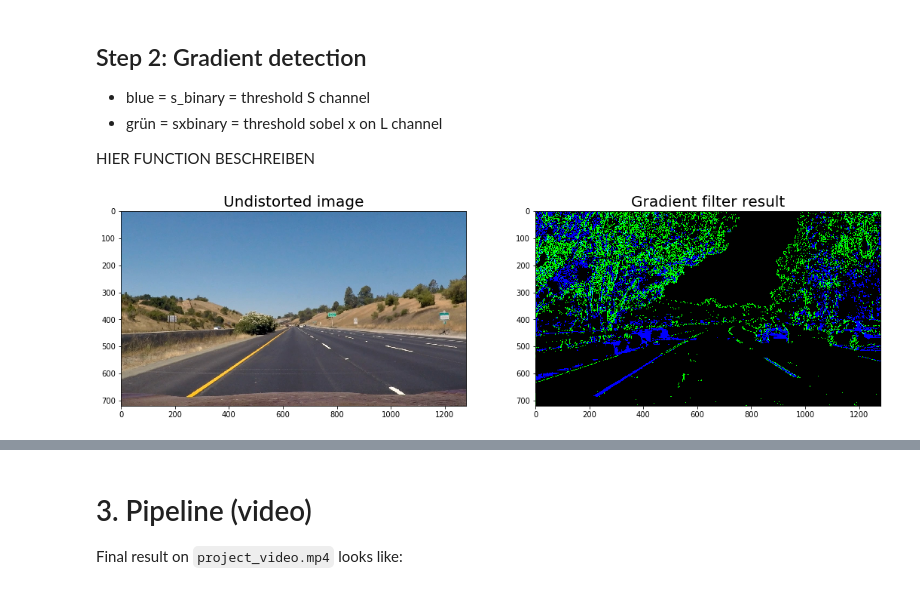
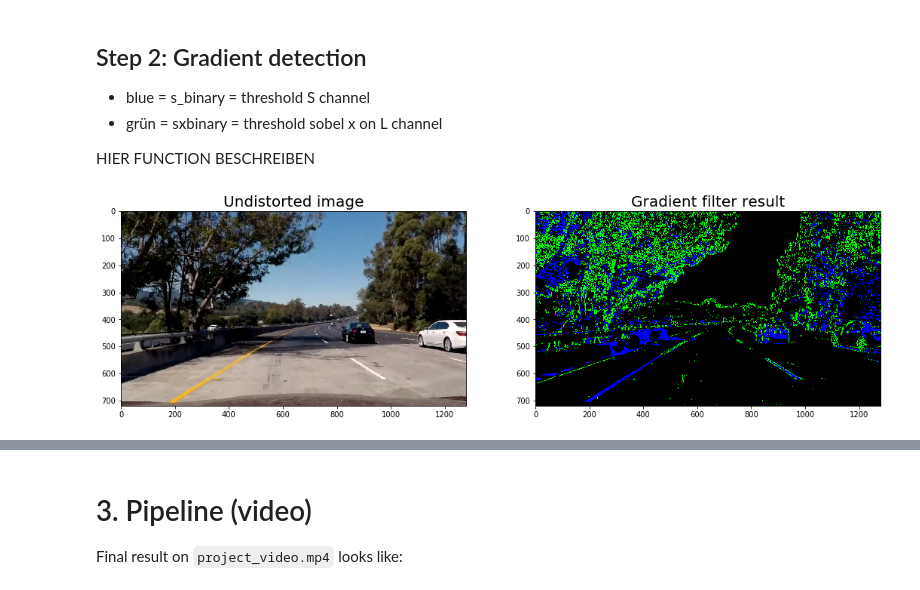
Before and after one commit to tw00/CarND-Advanced-Lane-Lines, a Jupyter notebook: writeup_tw.ipynb, the cells around one changed output, grey strips where cells are left out. Drawn from its saved outputs; the diff is of its cells as text; code cells hidden in the pictures.

```diff
--- a/writeup_tw.ipynb
+++ b/writeup_tw.ipynb
@@ -72,12 +73,12 @@ img = cv2.cvtColor(img, cv2.COLOR_BGR2RGB)
 
 cam = Camera()
 cam.load_calibration()
-dst = cam.undistort_img(img);
+img_undist = cam.undistort_img(img);
 
 # Visualize undistortion
 f, (ax1, ax2) = plt.subplots(1, 2, figsize=(14,9))
 ax1.imshow(img), ax1.set_title('Original image', fontsize=20)
-ax2.imshow(dst), ax2.set_title('Undistorted image', fontsize=20);
+ax2.imshow(img_undist), ax2.set_title('Undistorted image', fontsize=20);
 plt.subplots_adjust(left=0., right=1, top=1, bottom=0.)
 # %% [output]
 [figure]
@@ -90,16 +91,16 @@ plt.subplots_adjust(left=0., right=1, top=1, bottom=0.)
 HIER FUNCTION BESCHREIBEN
 # %%
 # Load and filter image
-color_binary, result = ImageFilter.gradient_filter(img)
+color_binary, result = ImageFilter.gradient_filter(img_undist)
 
 # Plot the result
 f, (ax1, ax2) = plt.subplots(1, 2, figsize=(14, 9))
-ax1.imshow(image);  ax1.set_title('Undistorted image', fontsize=20)
+ax1.imshow(img_undist);  ax1.set_title('Undistorted image', fontsize=20)
 ax2.imshow(color_binary); ax2.set_title('Gradient filter result', fontsize=20)
 plt.subplots_adjust(left=0., right=1, top=1, bottom=0.)
 plt.show()
 # %% [output]
-[figure, old version]
+[figure, new version]
 # %% [markdown]
 ## Step 3: Perspective Trasformation
 
```
Also changed, not shown: parts of 8 cells of this notebook, 5 other files.
